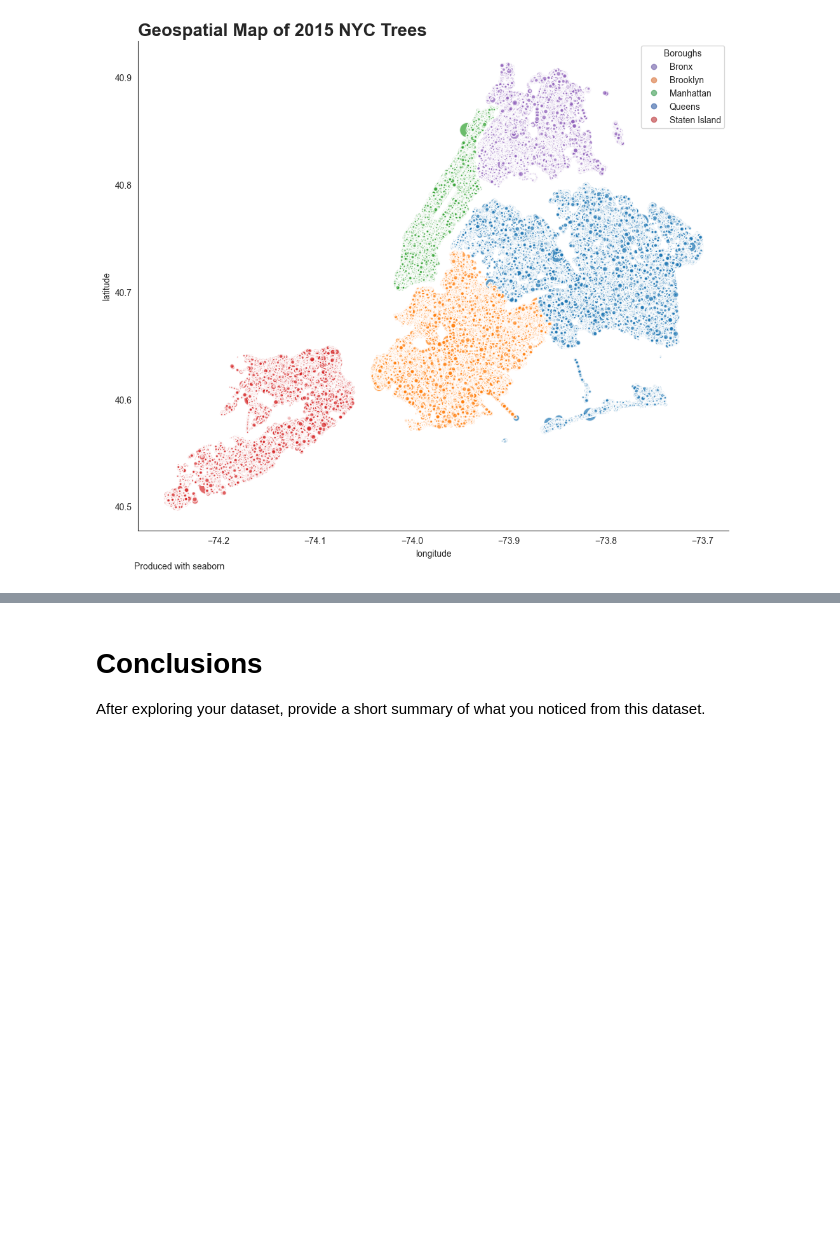
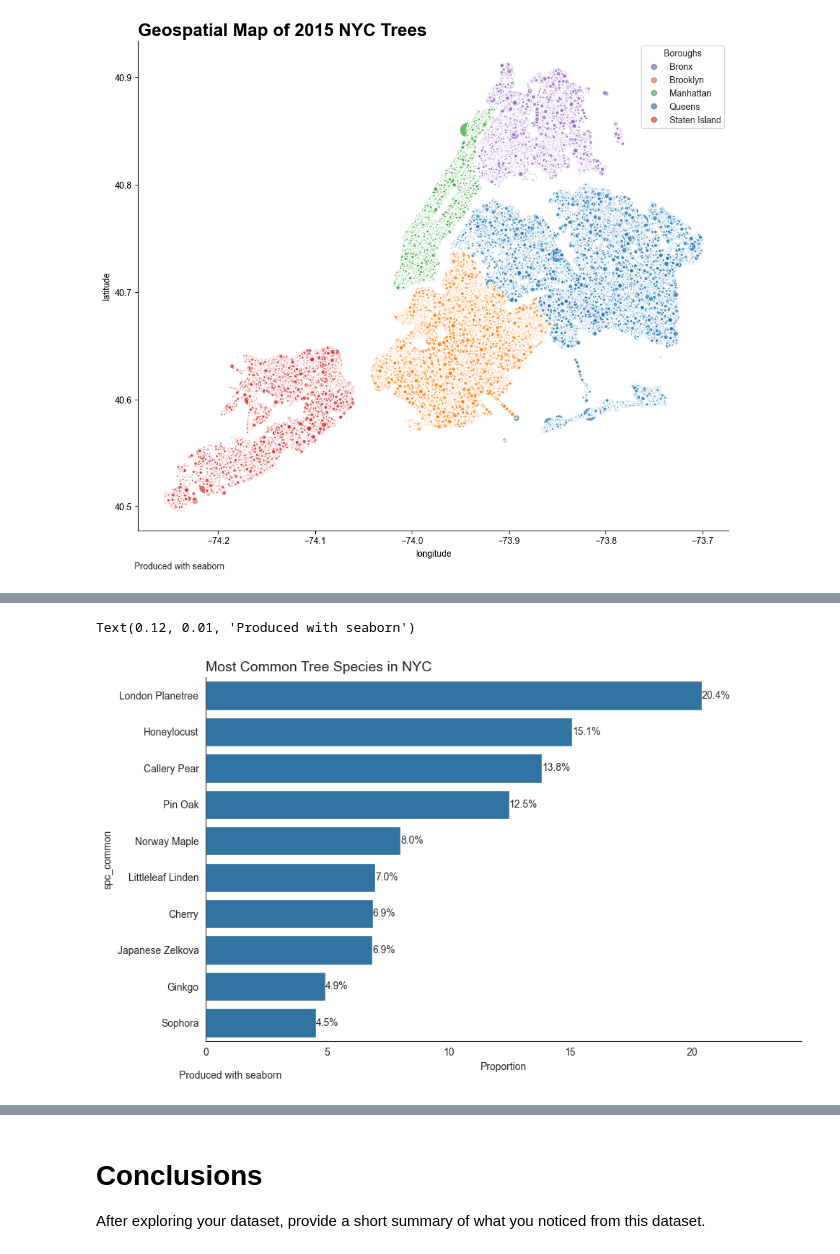
Before and after one commit to kevinhav/data602_assign_8, a Jupyter notebook: 08_assignment.ipynb, the cells around one changed output, grey strips where cells are left out. Saved outputs shown, nothing was run; the diff lists cells and outputs as text; code cells hidden in the pictures; blank space fills up the shorter version.

```diff
--- a/08_assignment.ipynb
+++ b/08_assignment.ipynb
@@ -359,0 +366,23 @@ sns.countplot(df, x="health", hue="status")
+# %%
+plt.figure(figsize=(10, 6))
+
+ax = sns.barplot(
+    df_species_top.sort_values("prop", ascending=False),
+    y="spc_common",
+    x="prop",
+)
+ax.bar_label((ax.containers[0]), fontsize=10, fmt="%.1f%%")
+sns.despine()
+plt.title("Most Common Tree Species in NYC", loc="left", fontsize=14)
+plt.xlabel("Proportion")
+plt.gca().spines["top"].set_visible(False)
+plt.gca().spines["right"].set_visible(False)
+
+plt.gca().xaxis.set_major_formatter(ticker.StrMethodFormatter("{x:,.0f}"))
+# Adjust layout to make room for labels
+plt.tight_layout()
+plt.margins(x=0.2)  # Add extra space on the right for labels
+plt.figtext(0.12, 0.01, "Produced with seaborn", horizontalalignment="left")
+# %% [output]
+Text(0.12, 0.01, 'Produced with seaborn')
+[figure, added]
```
Also changed, not shown: parts of 12 cells of this notebook.
